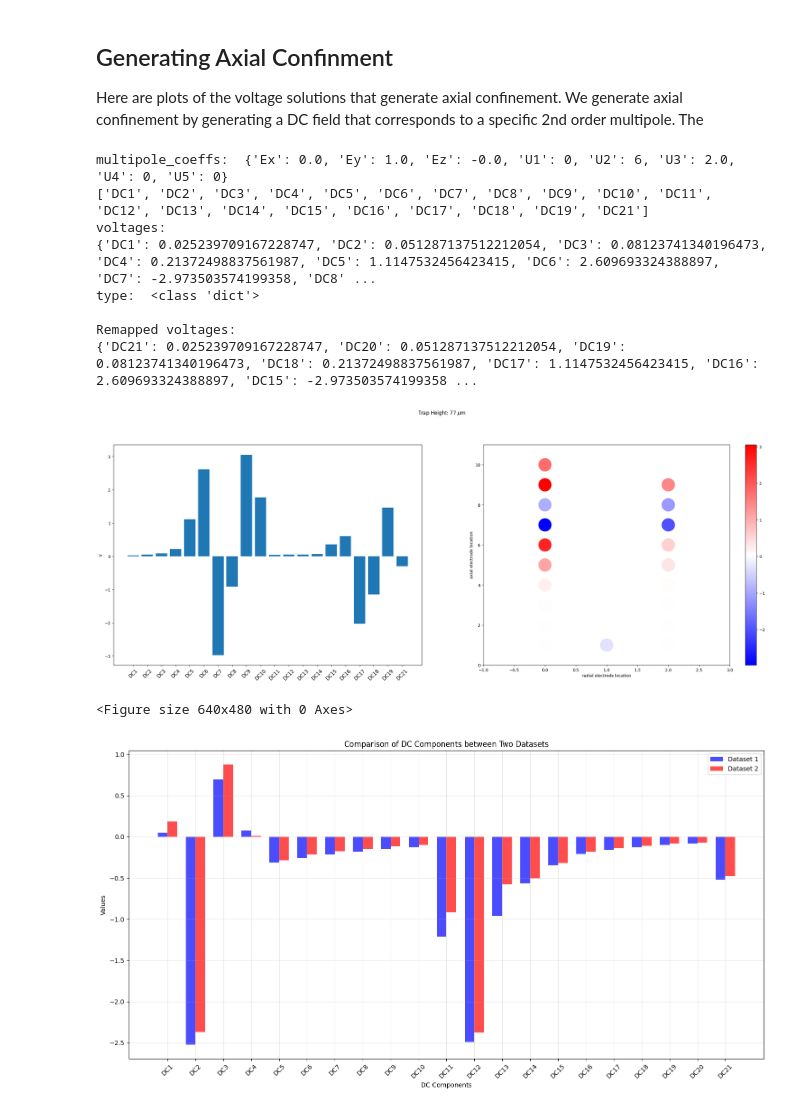
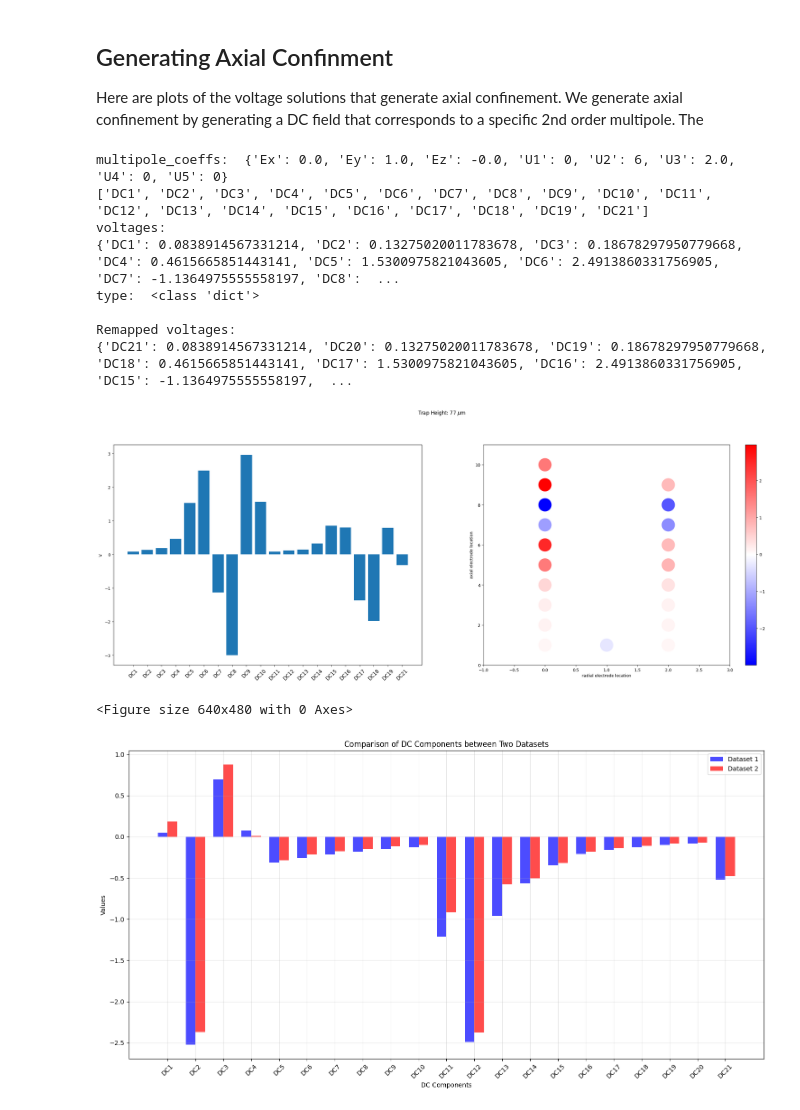
Before and after one commit to HaeffnerLab/bem, a Jupyter notebook: examples/Integrated_photonics/III_Multipole_Expansion.ipynb, the cells around one changed output. Cells and saved outputs as stored; diff of their text form; code cells hidden in the pictures.

```diff
--- a/examples/Integrated_photonics/III_Multipole_Expansion.ipynb
+++ b/examples/Integrated_photonics/III_Multipole_Expansion.ipynb
@@ -35,7 +35,7 @@ area = 1e-4
 
 path = module_path+'/inter_results/htrap/htrap_'+str(radius)+'_'+str(area)+'_simulation.pkl'
 # el2
-zl = ( +440.001 + 0.0 ) *1e-3
+zl = ( +490.001 + 0.0 ) *1e-3
 # el3.5
 # zl = -210*1e-3
 # el4
@@ -389,7 +389,7 @@ def plot_muls(s,xl,zl,roi,height, **multipoles): # ey, ez, ex, u3, u2, u5, u1, u
 #                      u4=0)
 
 u2_value = 6
-zl0 = (+440.001 + 0.0) *1e-3
+zl0 = (+490.001 + 0.0) *1e-3
 voltages = plot_muls(s,xl,zl0,roi,
                      height = yl*1e3,
                      ez=-0.0,  # - moves the ion to the camera x-axis
@@ -419,36 +419,36 @@ voltage_mapping = {
     "DC9": "DC13",
     "DC10": "DC12",
     "DC11": "DC10",
     "DC12": "DC9",
     "DC13": "DC8",
     "DC14": "DC7",
     "DC15": "DC6",
     "DC16": "DC5",
     "DC17": "DC4",
     "DC18": "DC3",
     "DC19": "DC2",
     "DC20": "DC1",
     "DC21": "DC11",
 }
 
 # Remap the voltages dictionary keys using voltage_mapping. if there is no the corresponding key in the original dictionary, assign value 0.0 to the corresponding key in the remapped dictionary
 remapped_voltages = {voltage_mapping.get(k, k): v for k, v in voltages.items()}
 print(f"\nRemapped voltages: \n{remapped_voltages}")
 
 fig.canvas.draw()
 fig.tight_layout(pad=1)
 fig = plt.figure()
 plt.show()
 # %% [output]
 multipole_coeffs:  {'Ex': 0.0, 'Ey': 1.0, 'Ez': -0.0, 'U1': 0, 'U2': 6, 'U3': 2.0, 'U4': 0, 'U5': 0}
 ['DC1', 'DC2', 'DC3', 'DC4', 'DC5', 'DC6', 'DC7', 'DC8', 'DC9', 'DC10', 'DC11', 'DC12', 'DC13', 'DC14', 'DC15', 'DC16', 'DC17', 'DC18', 'DC19', 'DC21']
 voltages:
-{'DC1': 0.025239709167228747, 'DC2': 0.051287137512212054, 'DC3': 0.08123741340196473, 'DC4': 0.21372498837561987, 'DC5': 1.1147532456423415, 'DC6': 2.609693324388897, 'DC7': -2.973503574199358, 'DC8' ...
+{'DC1': 0.0838914567331214, 'DC2': 0.13275020011783678, 'DC3': 0.18678297950779668, 'DC4': 0.4615665851443141, 'DC5': 1.5300975821043605, 'DC6': 2.4913860331756905, 'DC7': -1.1364975555558197, 'DC8':  ...
 type:  <class 'dict'>
 
 Remapped voltages:
-{'DC21': 0.025239709167228747, 'DC20': 0.051287137512212054, 'DC19': 0.08123741340196473, 'DC18': 0.21372498837561987, 'DC17': 1.1147532456423415, 'DC16': 2.609693324388897, 'DC15': -2.973503574199358 ...
+{'DC21': 0.0838914567331214, 'DC20': 0.13275020011783678, 'DC19': 0.18678297950779668, 'DC18': 0.4615665851443141, 'DC17': 1.5300975821043605, 'DC16': 2.4913860331756905, 'DC15': -1.1364975555558197,  ...
-[figure, old version]
+[figure, new version]
 <Figure size 640x480 with 0 Axes>
 # %%
 import matplotlib.pyplot as plt
```
Also changed, not shown: parts of 4 cells of this notebook, 4 other files.
